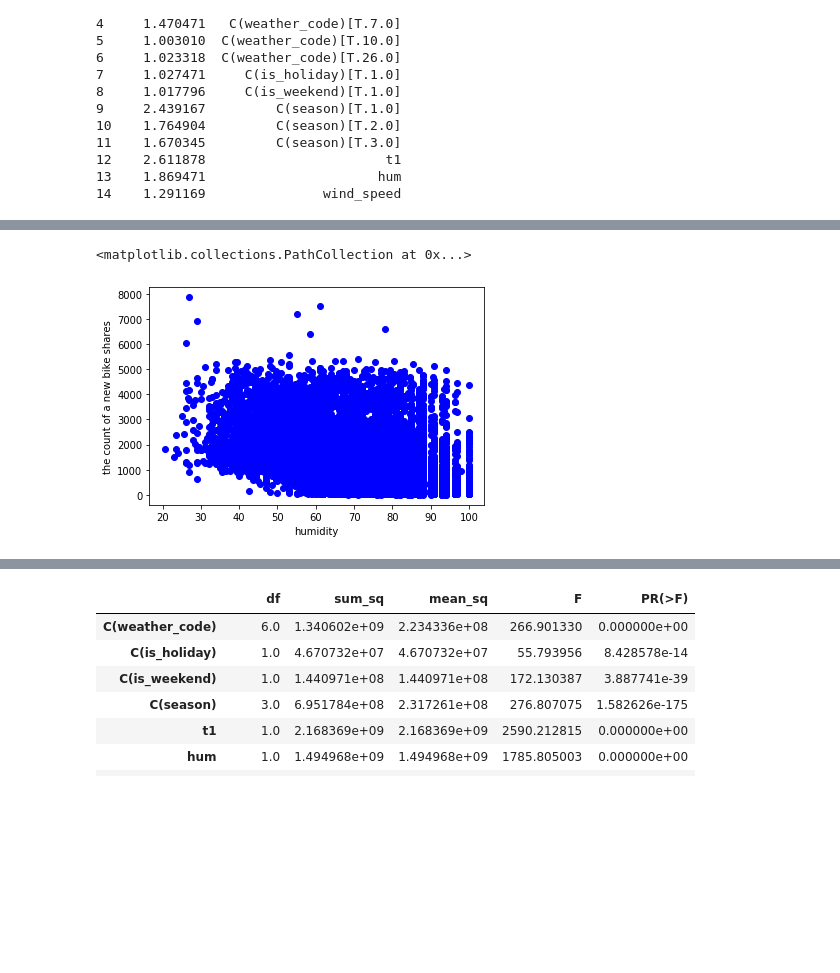
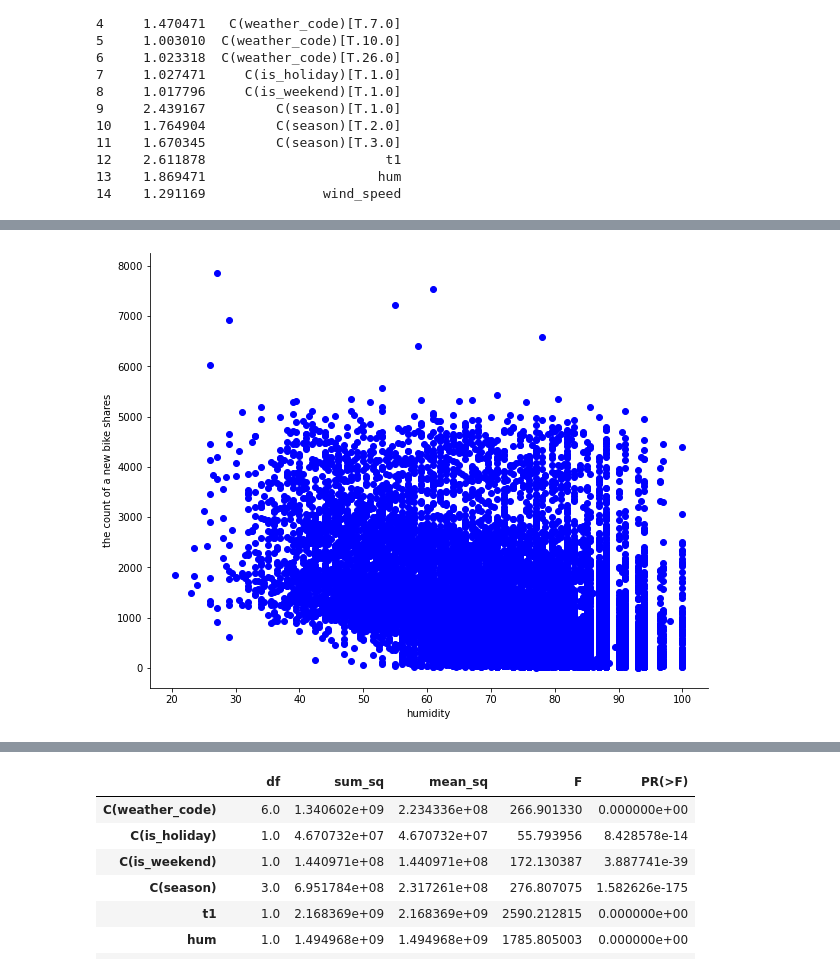
Before and after one commit to kwonkh0424/601_Lin_Reg_Project, a Jupyter notebook: final_proj.ipynb, the cells around one changed output, grey strips where cells are left out. Cells and saved outputs as stored; diff of their text form; code cells hidden in the pictures; blank space fills up the shorter version.

```diff
--- a/final_proj.ipynb
+++ b/final_proj.ipynb
@@ -140,8 +144,13 @@ plt.show()
 # %%
-plt.xlabel('humidity')
-plt.ylabel('the count of a new bike shares')
-plt.scatter(data.hum,data.cnt,color='blue')
+fig, ax = plt.subplots(figsize=(10,8))
+
+
+ax.set_xlabel('humidity')
+ax.set_ylabel('the count of a new bike shares')
+ax.scatter(data.hum,data.cnt,color='blue')
+
+ax.spines['top'].set_visible(False)
+ax.spines['right'].set_visible(False)
 # %% [output]
-<matplotlib.collections.PathCollection at 0x...>
-[figure, old version]
+[figure, new version]
 # %%
```
Also changed, not shown: parts of 27 cells of this notebook.
